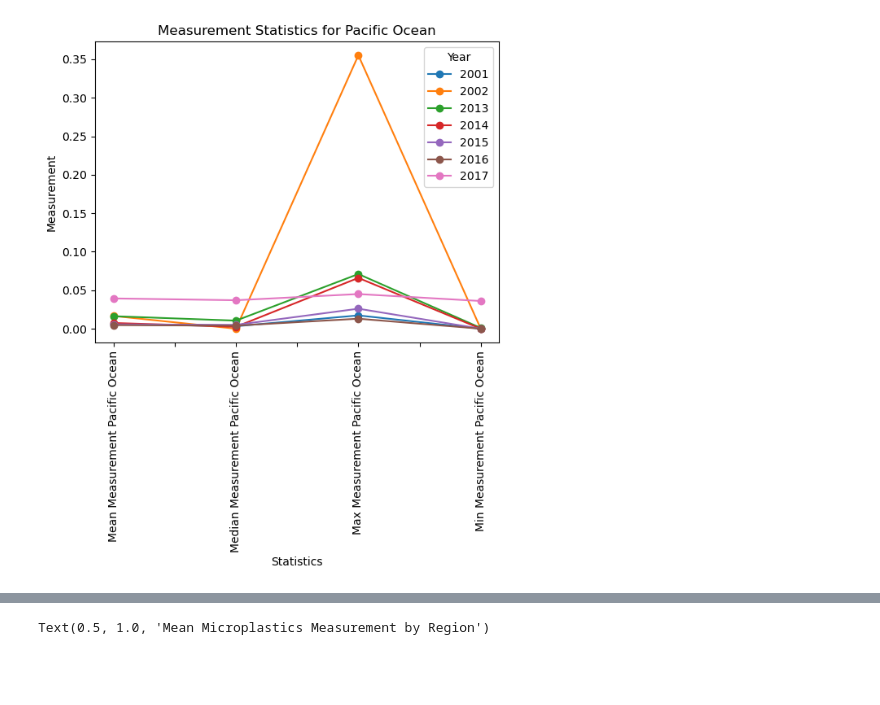
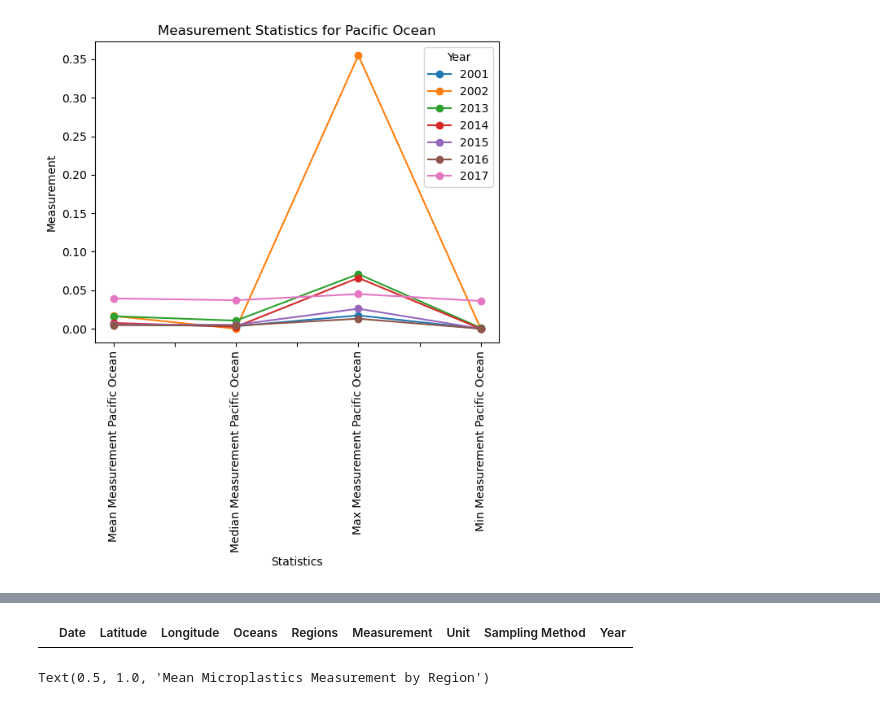
Before and after one commit to emalaki/Project-1, a Jupyter notebook: Microplastics_P1.ipynb, the cells around one changed output, grey strips where cells are left out. Cells and saved outputs as stored; diff of their text form; code cells hidden in the pictures; blank space fills up the shorter version.

```diff
--- a/Microplastics_P1.ipynb
+++ b/Microplastics_P1.ipynb
@@ -225,6 +225,12 @@ regions_statistics.head()
 | Channel Islands National Marine S... | 0.000667 | 0.0000 | 0.002000 | 0.000 |
 | Coastal Waters of Florida | 0.006187 | 0.0030 | 0.043196 | 0.000 |
 | Coastal Waters of Southeast Alask... | 0.004370 | 0.0020 | 0.032000 | 0.000 |
+# %%
+california_df = clean_microplastics.loc[(clean_microplastics["Latitude"] >= 32.5) & (clean_microplastics["Latitude"] <= 42) & (clean_microplastics["Longitude"] >= -117.5) & (clean_microplastics["Longitude"] <= -124)]
+
+california_df
+# %% [output]
+|  | Date | Latitude | Longitude | Oceans | Regions | Measurement | Unit | Sampling Method | Year |
 # %%
 # Create Barplot
 plt.bar(measurement_per_regions.index, measurement_per_regions.values, color='blue', alpha=0.2)
```
Also changed, not shown: parts of 2 cells of this notebook.
